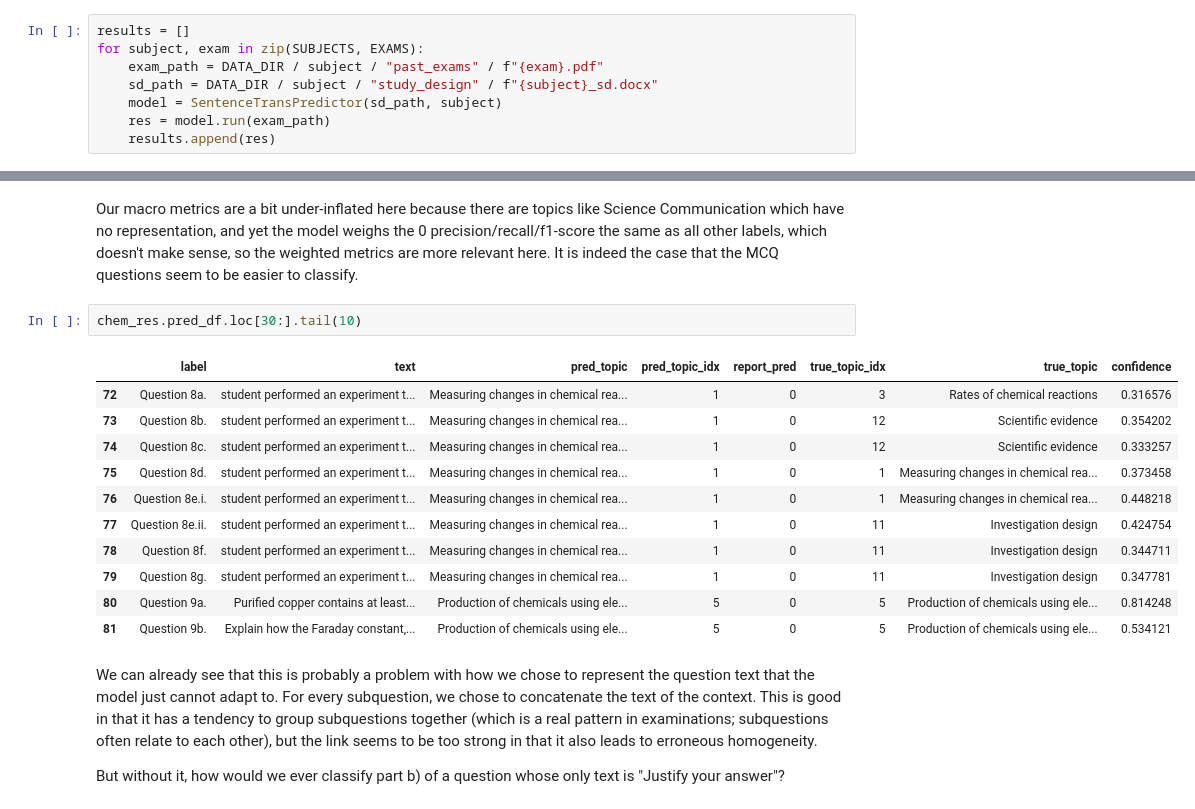
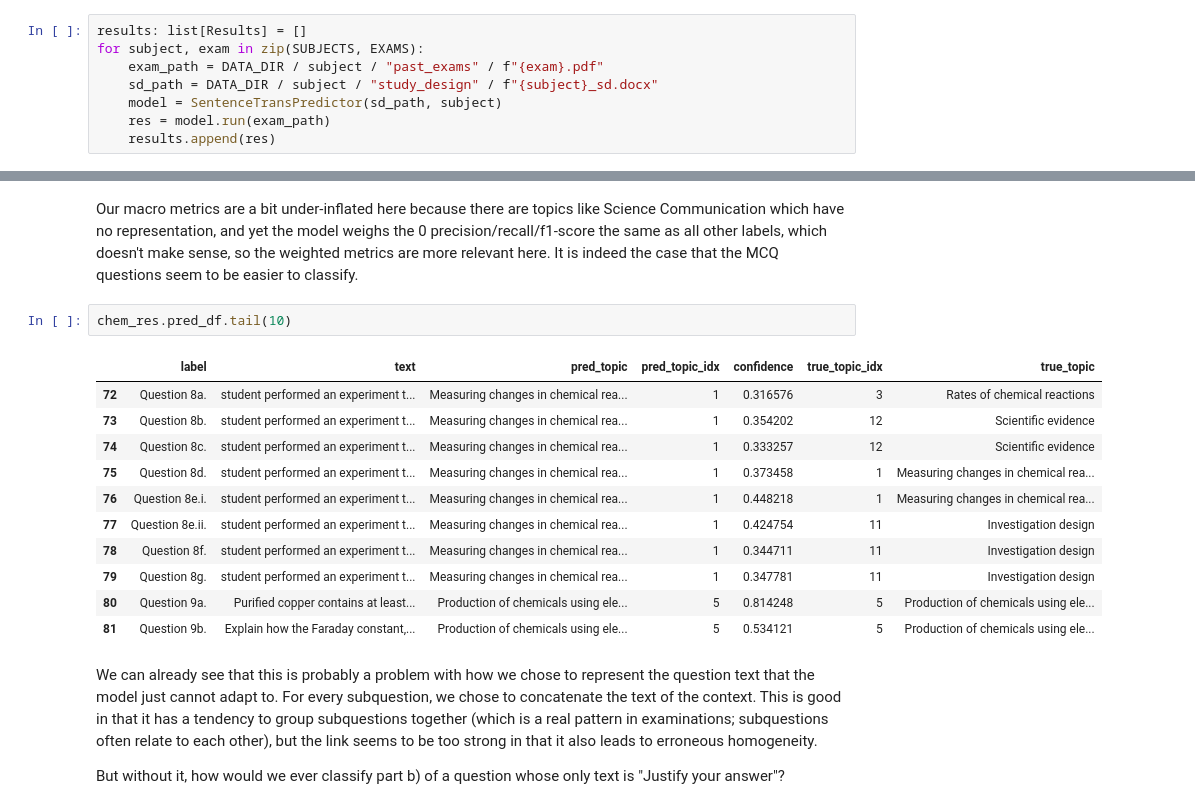
Before and after one commit to ykip10/Qlassifier, a Jupyter notebook: notebooks/modelling/transformer.ipynb, the cells around one changed output, grey strips where cells are left out. Drawn from its saved outputs; the diff is of its cells as text.

```diff
--- a/notebooks/modelling/transformer.ipynb
+++ b/notebooks/modelling/transformer.ipynb
@@ -14,6 +15,6 @@ from src.Qlassifier.prediction import SentenceTransPredictor
 from notebooks.modelling.scope import SUBJECTS, EXAMS
 # %%
-results = []
+results: list[Results] = []
 for subject, exam in zip(SUBJECTS, EXAMS):
     exam_path = DATA_DIR / subject / "past_exams" / f"{exam}.pdf"
     sd_path = DATA_DIR / subject / "study_design" / f"{subject}_sd.docx"
@@ -106,19 +103,19 @@ round(mcq_res.summary(by="topic"), 2)
 # %% [markdown]
 Our macro metrics are a bit under-inflated here because there are topics like Science Communication which have no representation, and yet the model weighs the 0 precision/recall/f1-score the same as all other labels, which doesn't make sense, so the weighted metrics are more relevant here. It is indeed the case that the MCQ questions seem to be easier to classify.
 # %%
-chem_res.pred_df.loc[30:].tail(10)
+chem_res.pred_df.tail(10)
 # %% [output]
-|  | label | text | pred_topic | pred_topic_idx | report_pred | true_topic_idx | true_topic | confidence |
-| 72 | Question 8a. | student performed an experiment t... | Measuring changes in chemical rea... | 1 | 0 | 3 | Rates of chemical reactions | 0.316576 |
-| 73 | Question 8b. | student performed an experiment t... | Measuring changes in chemical rea... | 1 | 0 | 12 | Scientific evidence | 0.354202 |
-| 74 | Question 8c. | student performed an experiment t... | Measuring changes in chemical rea... | 1 | 0 | 12 | Scientific evidence | 0.333257 |
-| 75 | Question 8d. | student performed an experiment t... | Measuring changes in chemical rea... | 1 | 0 | 1 | Measuring changes in chemical rea... | 0.373458 |
-| 76 | Question 8e.i. | student performed an experiment t... | Measuring changes in chemical rea... | 1 | 0 | 1 | Measuring changes in chemical rea... | 0.448218 |
-| 77 | Question 8e.ii. | student performed an experiment t... | Measuring changes in chemical rea... | 1 | 0 | 11 | Investigation design | 0.424754 |
-| 78 | Question 8f. | student performed an experiment t... | Measuring changes in chemical rea... | 1 | 0 | 11 | Investigation design | 0.344711 |
-| 79 | Question 8g. | student performed an experiment t... | Measuring changes in chemical rea... | 1 | 0 | 11 | Investigation design | 0.347781 |
-| 80 | Question 9a. | Purified copper contains at least... | Production of chemicals using ele... | 5 | 0 | 5 | Production of chemicals using ele... | 0.814248 |
-| 81 | Question 9b. | Explain how the Faraday constant,... | Production of chemicals using ele... | 5 | 0 | 5 | Production of chemicals using ele... | 0.534121 |
+|  | label | text | pred_topic | pred_topic_idx | confidence | true_topic_idx | true_topic |
+| 72 | Question 8a. | student performed an experiment t... | Measuring changes in chemical rea... | 1 | 0.316576 | 3 | Rates of chemical reactions |
+| 73 | Question 8b. | student performed an experiment t... | Measuring changes in chemical rea... | 1 | 0.354202 | 12 | Scientific evidence |
+| 74 | Question 8c. | student performed an experiment t... | Measuring changes in chemical rea... | 1 | 0.333257 | 12 | Scientific evidence |
+| 75 | Question 8d. | student performed an experiment t... | Measuring changes in chemical rea... | 1 | 0.373458 | 1 | Measuring changes in chemical rea... |
+| 76 | Question 8e.i. | student performed an experiment t... | Measuring changes in chemical rea... | 1 | 0.448218 | 1 | Measuring changes in chemical rea... |
+| 77 | Question 8e.ii. | student performed an experiment t... | Measuring changes in chemical rea... | 1 | 0.424754 | 11 | Investigation design |
+| 78 | Question 8f. | student performed an experiment t... | Measuring changes in chemical rea... | 1 | 0.344711 | 11 | Investigation design |
+| 79 | Question 8g. | student performed an experiment t... | Measuring changes in chemical rea... | 1 | 0.347781 | 11 | Investigation design |
+| 80 | Question 9a. | Purified copper contains at least... | Production of chemicals using ele... | 5 | 0.814248 | 5 | Production of chemicals using ele... |
+| 81 | Question 9b. | Explain how the Faraday constant,... | Production of chemicals using ele... | 5 | 0.534121 | 5 | Production of chemicals using ele... |
 # %% [markdown]
 We can already see that this is probably a problem with how we chose to represent the question text that the model just cannot adapt to. For every subquestion, we chose to concatenate the text of the context. This is good in that it has a tendency to group subquestions together (which is a real pattern in examinations; subquestions often relate to each other), but the link seems to be too strong in that it also leads to erroneous homogeneity.
 
```
Also changed, not shown: parts of 6 cells of this notebook, 14 other files.
